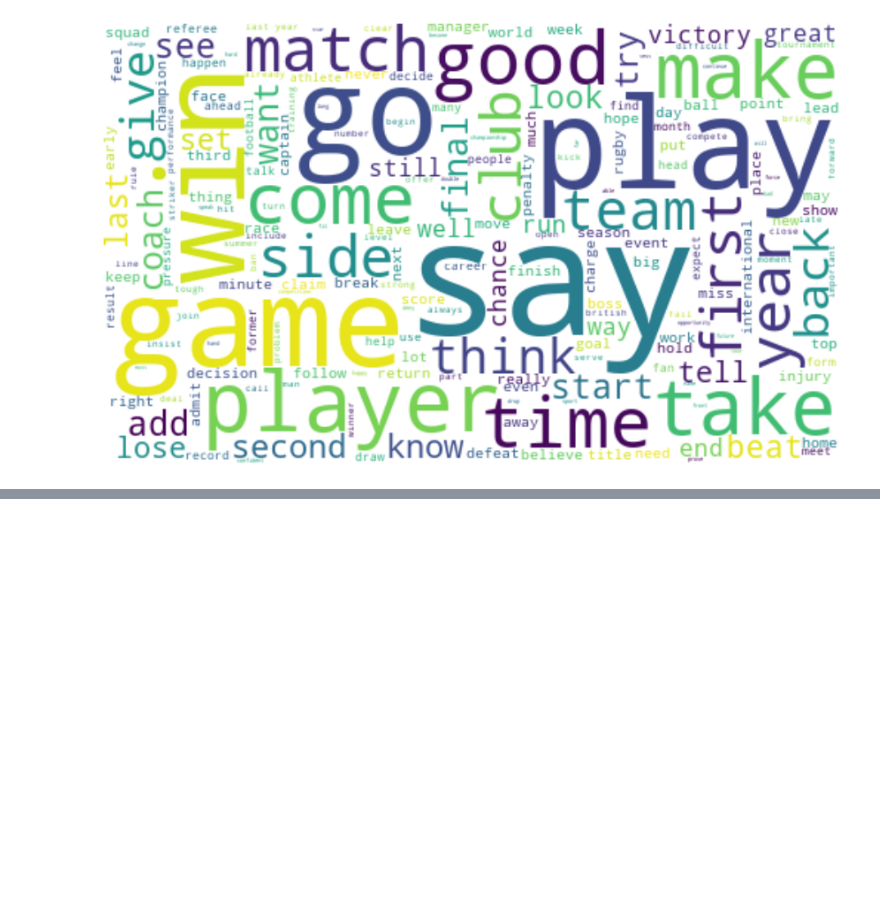
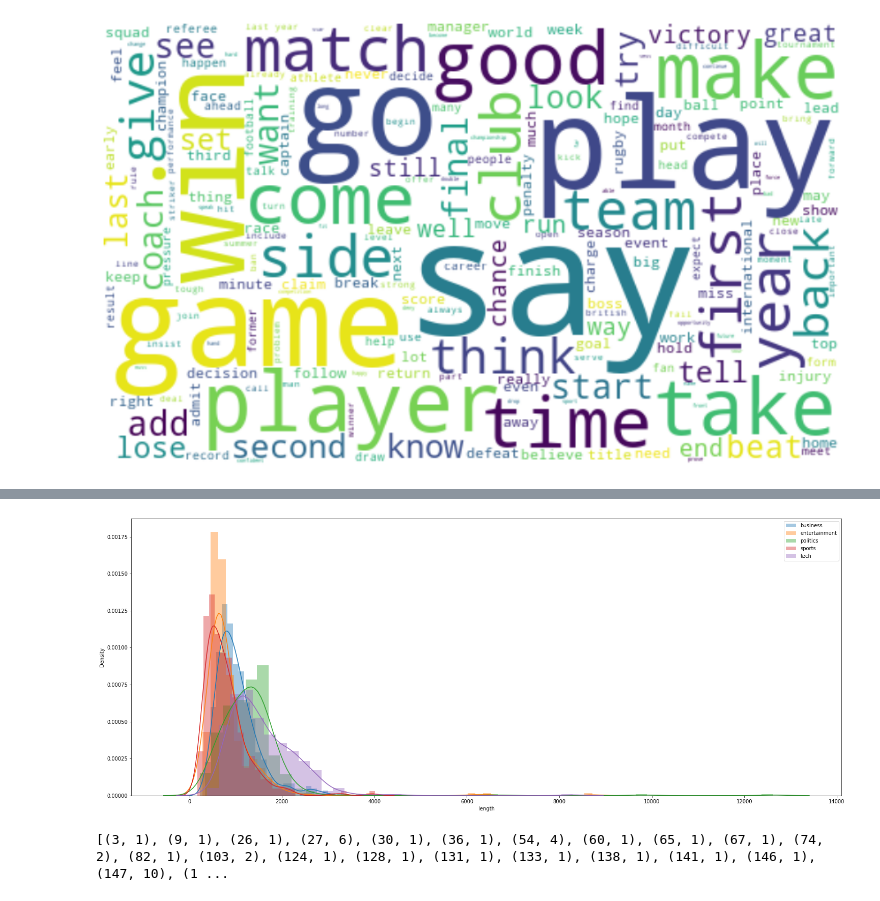
Before and after one commit to chinu1997/Capstone-4-Team-3-, a Jupyter notebook: Chinmaya_Devprasad_of_Topic_Modeling_on_News_Articles_Capstone_Project.ipynb, the cells around one changed output, grey strips where cells are left out. Drawn from its saved outputs; the diff is of its cells as text; code cells hidden in the pictures; blank space fills up the shorter version.

```diff
--- a/Chinmaya_Devprasad_of_Topic_Modeling_on_News_Articles_Capstone_Project.ipynb
+++ b/Chinmaya_Devprasad_of_Topic_Modeling_on_News_Articles_Capstone_Project.ipynb
@@ -178,0 +241,2 @@ df1.head()
+# %%
+df['length']=df['news'].apply(len)
@@ -178,0 +268,12 @@ df1.head()
+# %%
+fig = plt.figure(figsize=(25,10))
+sns.distplot(df.loc[df['type'] == 'business', 'length'],label='business')
+sns.distplot(df.loc[df['type'] == 'entertainment', 'length'],label='entertainment')
+sns.distplot(df.loc[df['type'] == 'politics', 'length'],label='politics')
+sns.distplot(df.loc[df['type'] == 'sport', 'length'],label='sports')
+sns.distplot(df.loc[df['type'] == 'tech', 'length'],label='tech')
+
+plt.legend()
+plt.show()
+# %% [output]
+[figure, added]
@@ -178,0 +285,4 @@ df1.head()
+# %%
+print(corpus[2])
+# %% [output]
+[(3, 1), (9, 1), (26, 1), (27, 6), (30, 1), (36, 1), (54, 4), (60, 1), (65, 1), (67, 1), (74, 2), (82, 1), (103, 2), (124, 1), (128, 1), (131, 1), (133, 1), (138, 1), (141, 1), (146, 1), (147, 10), (1 ...
```
Also changed, not shown: parts of 23 cells of this notebook.
